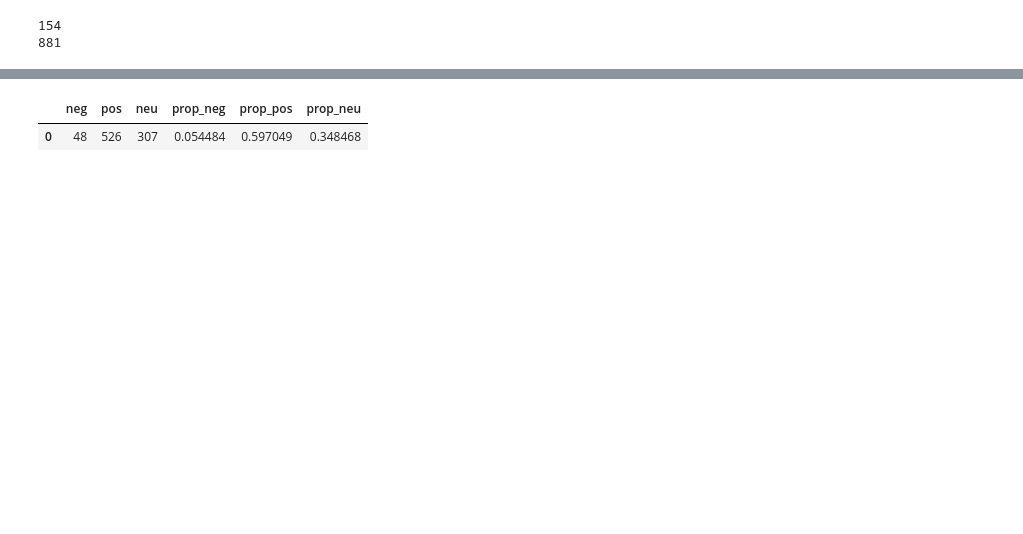
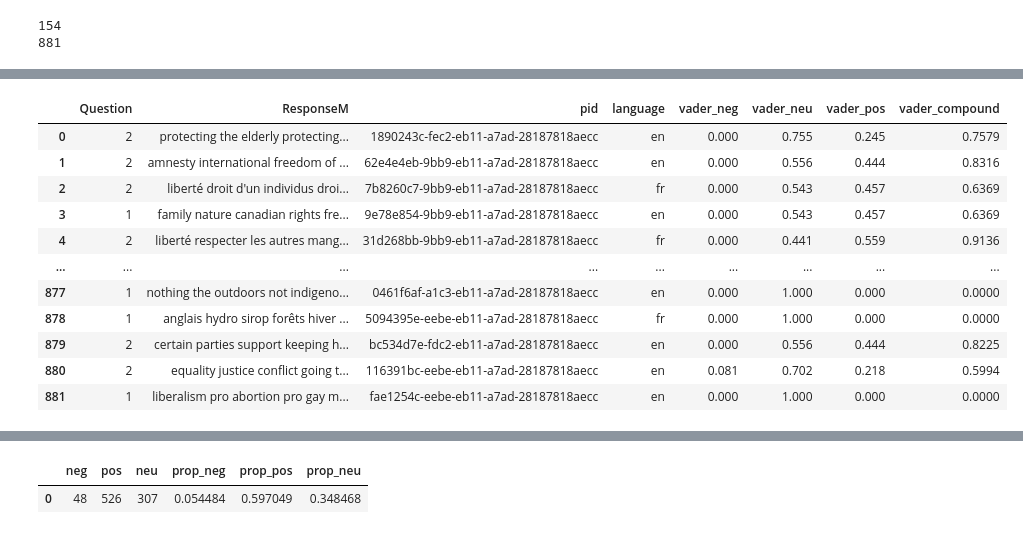
Before and after one commit to Irene-Berezin/stanceanalysis, a Jupyter notebook: main.ipynb, the cells around one changed output, grey strips where cells are left out. Drawn from its saved outputs; the diff is of its cells as text; code cells hidden in the pictures; blank space fills up the shorter version.

```diff
--- a/main.ipynb
+++ b/main.ipynb
@@ -322,0 +469,80 @@ Requirement already satisfied: certifi>=2017.4.17 in c:\users\irene\miniconda3\e
+# %%
+import importlib.util
+import pandas as pd
+from vaderSentiment.vaderSentiment import SentimentIntensityAnalyzer as EnglishSentimentIntensityAnalyzer
+
+# Create an analyzer for English.
+english_analyzer = EnglishSentimentIntensityAnalyzer()
+
+# Dynamically load the French vader-multi module from its file location.
+french_module_path = "c:/Users/Irene/miniconda3/envs/fuck/Lib/site-packages/vaderMultiSentiment/vaderMultiSentiment.py"
+spec = importlib.util.spec_from_file_location("vaderMulti", french_module_path)
+vaderMulti = importlib.util.module_from_spec(spec)
+spec.loader.exec_module(vaderMulti)
+
+# Get the French sentiment analyzer.
+FrenchSentimentIntensityAnalyzer = vaderMulti.SentimentIntensityMultiAnalyzer
+french_analyzer = FrenchSentimentIntensityAnalyzer()
+
+# --- Filter the DataFrame by language ---
+df_en = data_pd[data_pd['language'] == 'en'].copy()
+df_fr = data_pd[data_pd['language'] == 'fr'].copy()
+
+# --- Apply the appropriate sentiment analyzer ---
+# For English texts:
+df_en['vader'] = df_en.apply(lambda row: english_analyzer.polarity_scores(row['ResponseM']), axis=1)
+
+# For French texts:
+df_fr['vader'] = df_fr.apply(lambda row: french_analyzer.polarity_scores(row['ResponseM']), axis=1)
+
+# --- Expand the dictionary with sentiment scores into separate columns ---
+# Define a helper for renaming the columns.
+def expand_and_rename(df):
+    sentiment_df = df['vader'].apply(pd.Series).rename(columns={
+        'neg': 'vader_neg',
+        'neu': 'vader_neu',
+        'pos': 'vader_pos',
+        'compound': 'vader_compound'
+    })
+    return df.join(sentiment_df).drop(columns=['vader'])
+
+df_en = expand_and_rename(df_en)
+df_fr = expand_and_rename(df_fr)
+
+# --- (Optional) Combine the English and French DataFrames back together ---
+data_pd_adjusted = pd.concat([df_en, df_fr]).sort_index()
+
+# --- For French texts, classify the compound sentiment into labels ---
+# For example: negative (< -0.5), neutral (between -0.5 and 0.5), positive (> 0.5)
+sentiment_labels = []
+for score in df_fr['vader_compound']:
+    if score < -0.5:
+        sentiment_labels.append('negative')
+    elif -0.5 <= score <= 0.5:
+        sentiment_labels.append('neutral')
+    else:
+        sentiment_labels.append('positive')
+df_fr['vader_sentiment'] = sentiment_labels
+
+# If you want to update the combined DataFrame with these French sentiment labels:
+data_pd_adjusted.update(df_fr[['vader_sentiment']])
+
+# Finally, data_pd_adjusted now holds:
+# - English texts with their sentiment scores from the English analyzer.
+# - French texts with their sentiment scores from the French analyzer,
+#   and with a sentiment label based on the compound score.
+
+data_pd_adjusted  # Display or further process the adjusted DataFrame.
+# %% [output]
+|  | Question | ResponseM | pid | language | vader_neg | vader_neu | vader_pos | vader_compound |
+| 0 | 2 | protecting the elderly protecting... | 1890243c-fec2-eb11-a7ad-28187818aecc | en | 0.000 | 0.755 | 0.245 | 0.7579 |
+| 1 | 2 | amnesty international freedom of ... | 62e4e4eb-9bb9-eb11-a7ad-28187818aecc | en | 0.000 | 0.556 | 0.444 | 0.8316 |
+| 2 | 2 | liberté droit d'un individus droi... | 7b8260c7-9bb9-eb11-a7ad-28187818aecc | fr | 0.000 | 0.543 | 0.457 | 0.6369 |
+| 3 | 1 | family nature canadian rights fre... | 9e78e854-9bb9-eb11-a7ad-28187818aecc | en | 0.000 | 0.543 | 0.457 | 0.6369 |
+| 4 | 2 | liberté respecter les autres mang... | 31d268bb-9bb9-eb11-a7ad-28187818aecc | fr | 0.000 | 0.441 | 0.559 | 0.9136 |
+| ... | ... | ... | ... | ... | ... | ... | ... | ... |
+| 877 | 1 | nothing the outdoors not indigeno... | 0461f6af-a1c3-eb11-a7ad-28187818aecc | en | 0.000 | 1.000 | 0.000 | 0.0000 |
+| 878 | 1 | anglais hydro sirop forêts hiver ... | 5094395e-eebe-eb11-a7ad-28187818aecc | fr | 0.000 | 1.000 | 0.000 | 0.0000 |
+| 879 | 2 | certain parties support keeping h... | bc534d7e-fdc2-eb11-a7ad-28187818aecc | en | 0.000 | 0.556 | 0.444 | 0.8225 |
+| 880 | 2 | equality justice conflict going t... | 116391bc-eebe-eb11-a7ad-28187818aecc | en | 0.081 | 0.702 | 0.218 | 0.5994 |
+| 881 | 1 | liberalism pro abortion pro gay m... | fae1254c-eebe-eb11-a7ad-28187818aecc | en | 0.000 | 1.000 | 0.000 | 0.0000 |
```
Also changed, not shown: parts of 15 cells of this notebook, 4 other files.
